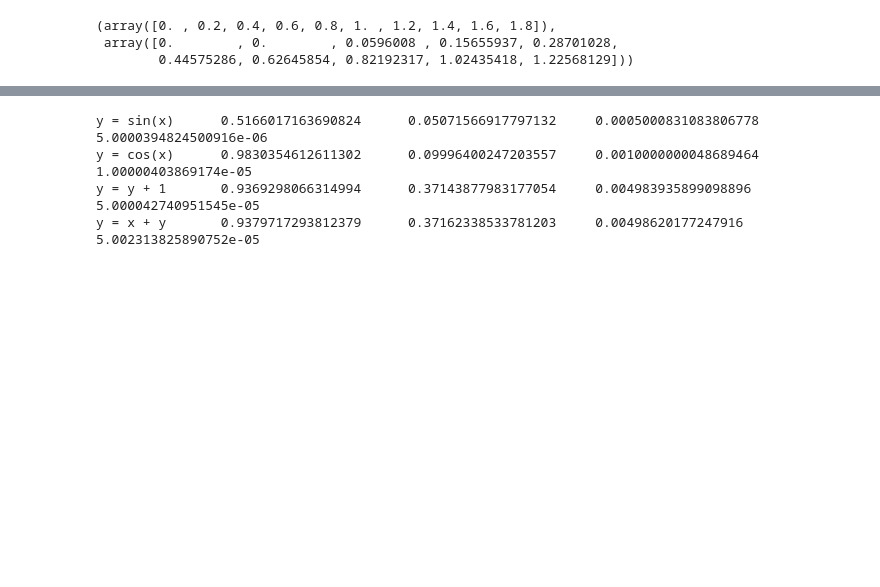
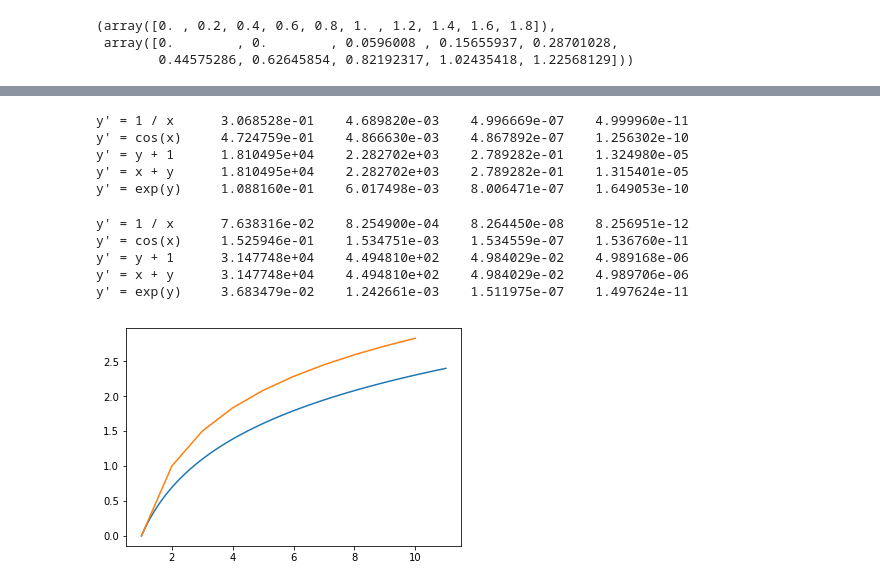
Before and after one commit to MEGIKS/DE_euler_method, a Jupyter notebook: visual.ipynb, the cells around one changed output, grey strips where cells are left out. Cells and saved outputs as stored; diff of their text form; code cells hidden in the pictures; blank space fills up the shorter version.

```diff
--- a/visual.ipynb
+++ b/visual.ipynb
@@ -59,17 +63,50 @@ call_big_func(lib.modificate_euler, 'sin(x)', 10, 10, 0.01, 0.0, 0.0)
 # %%
-funcs = ["sin(x)", "cos(x)", "y + 1", "x + y"]
-corrects = [lambda x: 1 - np.cos(x), lambda x: np.sin(x), lambda x: np.exp(x) - 1, lambda x: np.exp(x) - x - 1]
+funcs = ["1 / x", "cos(x)", "y + 1", "x + y", "exp(y)"]
+corrects = [lambda x: np.log(x), lambda x: np.sin(x), lambda x: np.exp(x) - 1, lambda x: np.exp(x) - x - 1, lambda x: -np.log(12 - x)]
 ns = [10, 100, 10 ** 4, 10 ** 6]
 for i in range(len(funcs)):
-    print('y = ' + funcs[i], end='\t')
+    print('y\' = ' + funcs[i], end='\t')
     for j in range(len(ns)):
-        result = call_func(lib.euler, funcs[i], ns[j], 10 / ns[j], 0, 0)
+        result = call_func(lib.adams, funcs[i], ns[j], 10 / ns[j], 1, corrects[i](1))
         corr = corrects[i](result[0])
-        loss = (np.abs(corr - result[1]) / np.maximum(corr, 1)).max()
-        print(loss, end='\t')
+        loss = (np.abs(corr - result[1])).max()
+        print('{:e}'.format(loss), end='\t')
     print('')
 # %% [output]
-y = sin(x)      0.5166017163690824      0.05071566917797132     0.0005000831083806778   5.0000394824500916e-06
-y = cos(x)      0.9830354612611302      0.09996400247203557     0.0010000000048689464   1.00000403869174e-05
-y = y + 1       0.9369298066314994      0.37143877983177054     0.004983935899098896    5.000042740951545e-05
-y = x + y       0.9379717293812379      0.37162338533781203     0.00498620177247916     5.002313825890752e-05
+y' = 1 / x      3.068528e-01    4.689820e-03    4.996669e-07    4.999960e-11
+y' = cos(x)     4.724759e-01    4.866630e-03    4.867892e-07    1.256302e-10
+y' = y + 1      1.810495e+04    2.282702e+03    2.789282e-01    1.324980e-05
+y' = x + y      1.810495e+04    2.282702e+03    2.789282e-01    1.315401e-05
+y' = exp(y)     1.088160e-01    6.017498e-03    8.006471e-07    1.649053e-10
+# %%
+funcs = ["1 / x", "cos(x)", "y + 1", "x + y", "exp(y)"]
+corrects = [lambda x: np.log(x), lambda x: np.sin(x), lambda x: np.exp(x) - 1, lambda x: np.exp(x) - x - 1, lambda x: -np.log(12 - x)]
+ns = [10, 100, 10 ** 4, 10 ** 6]
+for i in range(len(funcs)):
+    print('y\' = ' + funcs[i], end='\t')
+    for j in range(len(ns)):
+        result = call_big_func(lib.modificate_euler, funcs[i], 100, ns[j], 10 / ns[j], 1, corrects[i](1))
+        corr = corrects[i](result[0])
+        loss = (np.abs(corr - result[1])).max()
+        print('{:e}'.format(loss), end='\t')
+    print('')
+# %% [output]
+y' = 1 / x      7.638316e-02    8.254900e-04    8.264450e-08    8.256951e-12
+y' = cos(x)     1.525946e-01    1.534751e-03    1.534559e-07    1.536760e-11
+y' = y + 1      3.147748e+04    4.494810e+02    4.984029e-02    4.989168e-06
+y' = x + y      3.147748e+04    4.494810e+02    4.984029e-02    4.989706e-06
+y' = exp(y)     3.683479e-02    1.242661e-03    1.511975e-07    1.497624e-11
+# %%
+def show(i, func=lib.euler, ff=call_func):
+    n = 10
+    corr = corrects[i](np.linspace(1, 11, 100))
+    if ff is call_big_func:
+        result = ff(func, funcs[i], 2, 10, 1, 1, corrects[i](1))
+    else:
+        result = ff(func, funcs[i], 10, 1, 1, corrects[i](1))
+    plt.plot(np.linspace(1, 11, 100), corr)
+    plt.plot(*result)
+# %%
+show(0)
+# %% [output]
+[figure, added]
```
Also changed, not shown: parts of 11 cells of this notebook, 7 other files.
